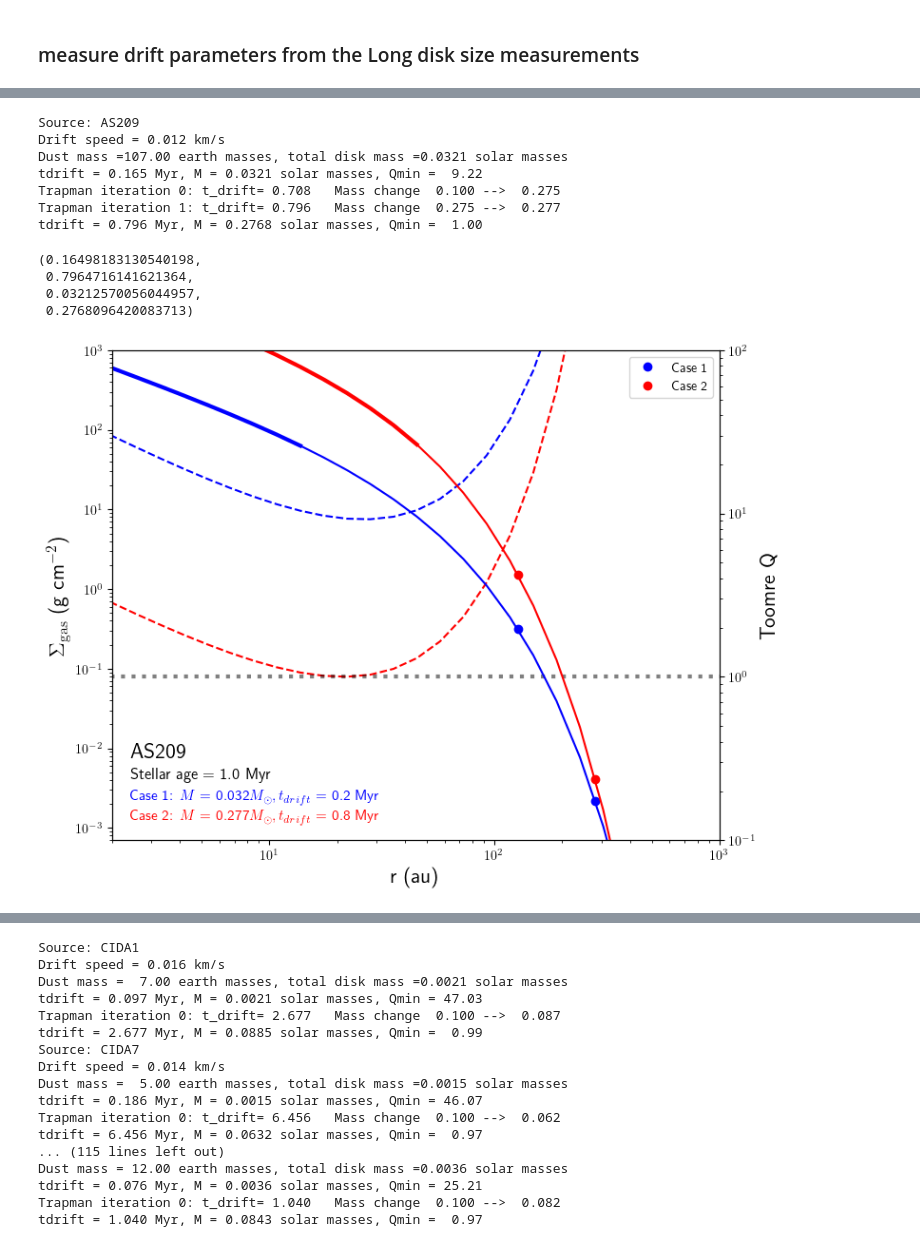
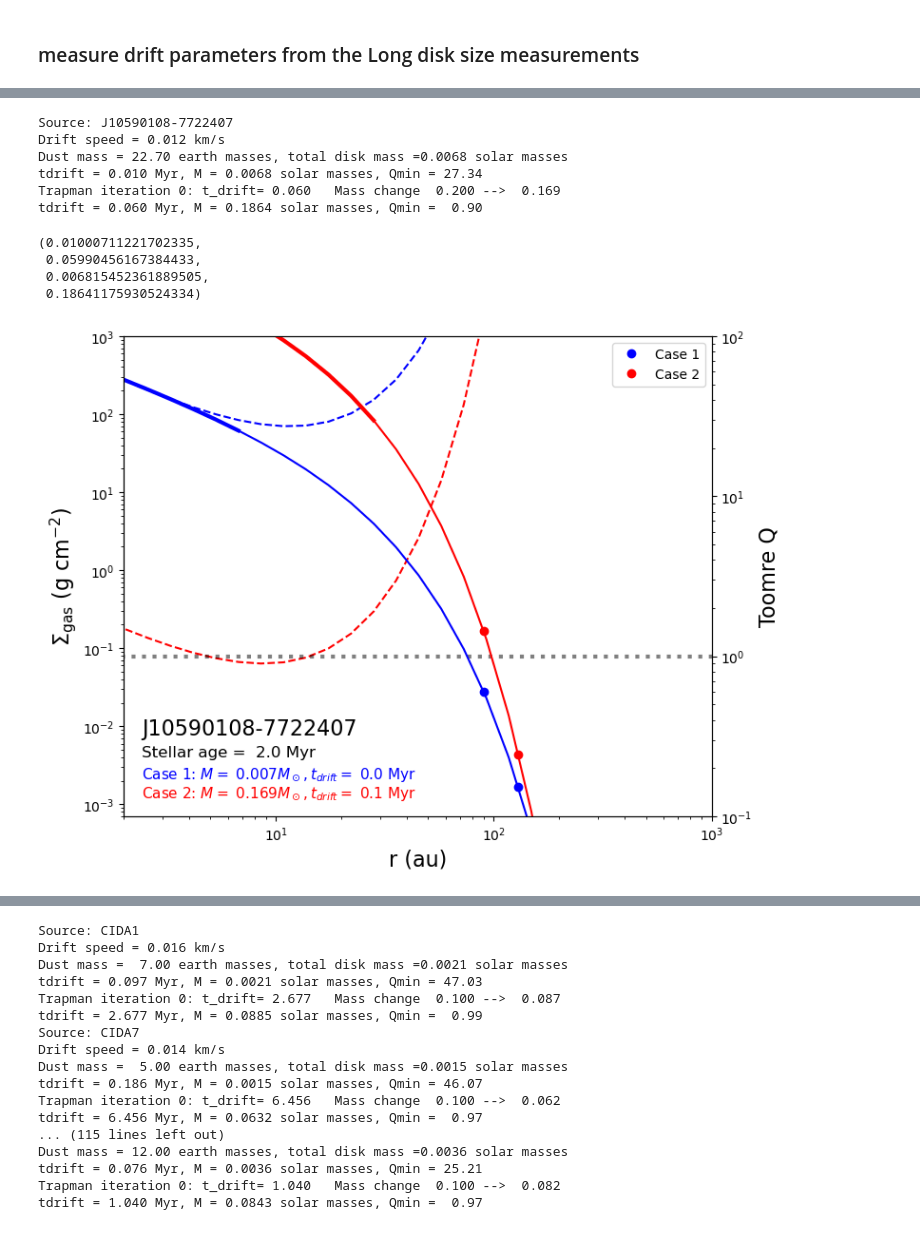
Before and after one commit to QuickPainter/DECO, a Jupyter notebook: drift_fit.ipynb, the cells around one changed output, grey strips where cells are left out. Drawn from its saved outputs; the diff is of its cells as text; code cells hidden in the pictures.

```diff
--- a/drift_fit.ipynb
+++ b/drift_fit.ipynb
@@ -7,6 +7,8 @@ import numpy as np
 import pandas as pd
 from scipy.optimize import fsolve
 %matplotlib inline
+import matplotlib as mpl
+mpl.rcParams.update(mpl.rcParamsDefault)
 # %%
 from matplotlib import rc
 rc('text', usetex=True)
@@ -37,7 +39,7 @@ for line in range(len(deco_df)):
 
 
     Mdust, Lstar, Teff, Mstar = manara_row['Standardized_Mdust_Mearth'].values[0], manara_table['Lstar_xs'].values[0], manara_table['Teff_xs'].values[0], manara_table['Mstar_PPVII'].values[0]
-
+    Mdust, Lstar, Teff, Mstar = float(Mdust), float(Lstar), float(Teff), float(Mstar)
     print(Mdust, Lstar, Teff, Mstar)
 
     age = 0
@@ -61,9 +63,13 @@ for line in range(len(deco_df)):
         'Mstar': Mstar,
         'age': age,
         'Ref': 'Manara',
-        'ratio': r_mm/r_co
+        'ratio': r_co/r_mm
     }
 
     full_dict.append(disk_row_dict)
+
+full_deco_df = pd.DataFrame.from_dict(full_dict)
+
+full_deco_df.head()
 # %% [output]
 J16083070-3828268 Lupus 158.0 122.37 329.28
@@ -86,3 +98,3 @@ J11095407-7629253 ChamI 191.0 125.97 313.15
 # %%
-full_deco_df =
+full_deco_df
 # %% [output]
@@ -199,7 +211,7 @@ def get_data_points(df, iloc):
 
     return(R_obs, Sigma, Mdust)
 # %%
-def fit_data(df, iloc, plot_to_screen=True, panelplot=False, ax=None):
+def fit_data(df, iloc, t_start, m_start, plot_to_screen=True, panelplot=False, ax=None):
     source = df['Source'][iloc]
     print(f'Source: {source}')
     Mstar = df['Mstar'][iloc]
@@ -246,6 +258,10 @@ def fit_data(df, iloc, plot_to_screen=True, panelplot=False, ax=None):
     # initial guesses for drif time and max stable disk mass
     t0 = 1.0
     mdisk0 = 0.1
+
+    if t_start != None:
+        t0 = t_start,
+        mdisk0 = m_start
     # some disks need different starting conditions to converge
     if source in ['DoAr25', 'FPTau']:
         t0 = 0.1
@@ -259,11 +275,14 @@ def fit_data(df, iloc, plot_to_screen=True, panelplot=False, ax=None):
     if source == 'J04202555+2700355':
         t0 = 0.01
         mdisk0 = 0.01
-    if source == 'J11004022–7619280':
+    if source in ['J162623.6-242439','Sz130','J11104959-7717517','J11173700-7704381','J11105333-7634319']:
         t0 = 0.1
-        mdisk0 = 0.01
+        mdisk0 = 0.1
     if source == 'TWHya':
         t0 = 2
+        mdisk0 = 0.2
+    if source == 'J10590108-7722407':
+        t0 = .05
         mdisk0 = 0.2
 
     # solve for the two extreme cases
@@ -334,27 +353,27 @@ def fit_data(df, iloc, plot_to_screen=True, panelplot=False, ax=None):
 
     if not panelplot:
         fig.tight_layout()
-        fig.savefig(source+'.pdf')
+        fig.savefig('disk_pdfs/'+source+'.pdf')
 
     if not plot_to_screen:
         plt.close()
 
     return td0, td1, *M_fit
-# %%
-fit_data(df, 0, plot_to_screen=True)
-# %% [output]
-Source: AS209
-Drift speed = 0.012 km/s
-Dust mass =107.00 earth masses, total disk mass =0.0321 solar masses
-tdrift = 0.165 Myr, M = 0.0321 solar masses, Qmin =  9.22
-Trapman iteration 0: t_drift= 0.708   Mass change  0.100 -->  0.275
-Trapman iteration 1: t_drift= 0.796   Mass change  0.275 -->  0.277
-tdrift = 0.796 Myr, M = 0.2768 solar masses, Qmin =  1.00
-(0.16498183130540198,
- 0.7964716141621364,
- 0.03212570056044957,
- 0.2768096420083713)
-[figure, removed]
+# %%
+t_start, m_start = .05,.2
+fit_data(full_deco_df, 28, t_start, m_start, plot_to_screen=True)
+# %% [output]
+Source: J10590108-7722407
+Drift speed = 0.012 km/s
+Dust mass = 22.70 earth masses, total disk mass =0.0068 solar masses
+tdrift = 0.010 Myr, M = 0.0068 solar masses, Qmin = 27.34
+Trapman iteration 0: t_drift= 0.060   Mass change  0.200 -->  0.169
+tdrift = 0.060 Myr, M = 0.1864 solar masses, Qmin =  0.90
+(0.01000711221702335,
+ 0.05990456167384433,
+ 0.006815452361889505,
+ 0.18641175930524334)
+[figure, added]
 # %%
 # DO ALL SOURCES!
 f = open('drift_fit_results.txt', 'w')
```
Also changed, not shown: parts of 3 cells of this notebook, 35 other files.
